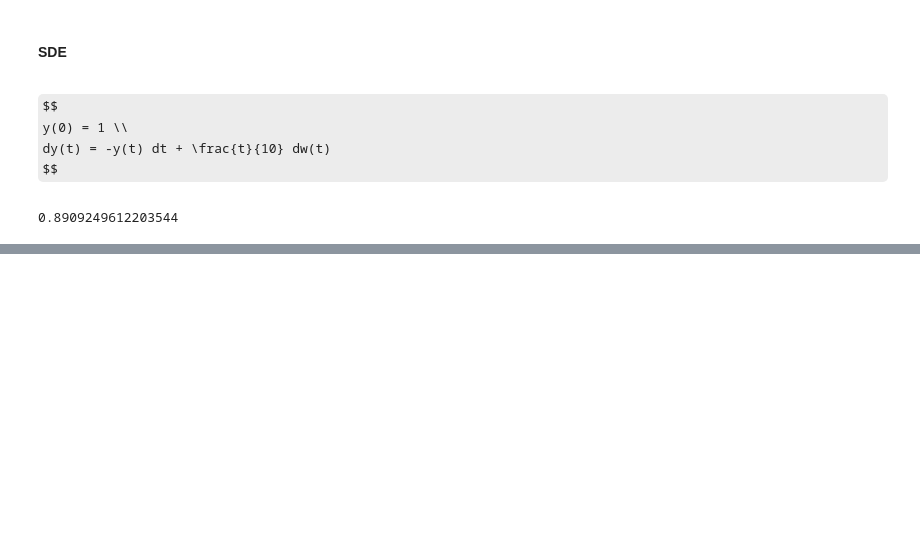
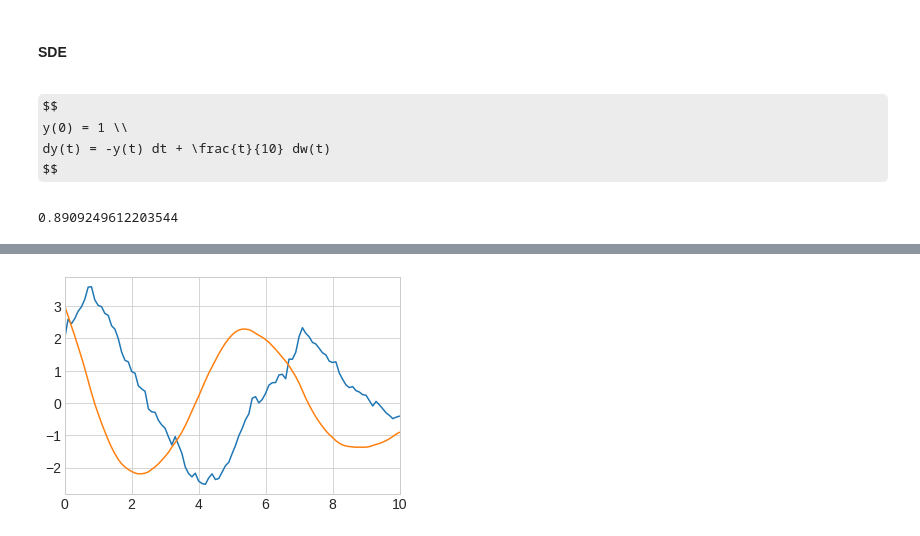
Before and after one commit to Ziaeemehr/workshop_jax, a Jupyter notebook: intro/solve_ode.ipynb, the cells around one changed output, grey strips where cells are left out. Saved outputs shown, nothing was run; the diff lists cells and outputs as text; code cells hidden in the pictures; some formulas as TeX source; blank space fills up the shorter version.

```diff
--- a/intro/solve_ode.ipynb
+++ b/intro/solve_ode.ipynb
@@ -190,12 +190,15 @@ dy(t) = -y(t) dt + \frac{t}{10} dw(t)
 $$
 # %%
 import jax.random as jrandom
-from diffrax import diffeqsolve, ControlTerm, Euler, MultiTerm, ODETerm, SaveAt, VirtualBrownianTree
+from diffrax import (diffeqsolve, ControlTerm, Euler, Heun, Dopri5,
+                     MultiTerm, ODETerm, SaveAt, VirtualBrownianTree)
 
 t0, t1 = 1, 3
-drift = lambda t, y, args: -y
-diffusion = lambda t, y, args: 0.1 * t
-brownian_motion = VirtualBrownianTree(t0, t1, tol=1e-3, shape=(), key=jrandom.PRNGKey(0))
+def drift(t, y, args): return -y
+def diffusion(t, y, args): return 0.1 * t
+
+brownian_motion = VirtualBrownianTree(
+    t0, t1, tol=1e-3, shape=(), key=jrandom.PRNGKey(0))
 terms = MultiTerm(ODETerm(drift), ControlTerm(diffusion, brownian_motion))
 solver = Euler()
 saveat = SaveAt(dense=True)
@@ -206,0 +238,32 @@ print(sol.evaluate(1.1))  # DeviceArray(0.89436394)
+# %%
+# Stochastic damp harmonic oscillator with diffrax
+import jax.random as jrandom
+import matplotlib.pyplot as plt
+from diffrax import (diffeqsolve, ControlTerm, Euler, Dopri5, Heun, EulerHeun,
+                     MultiTerm, ODETerm, SaveAt, VirtualBrownianTree)
+from jax.config import config
+config.update("jax_enable_x64", True)
+
+@jit
+def drift(t, y, args):
+    return jnp.array([y[1], -y[0] - 0.25 * y[1]])
+
+@jit
+def diffusion(t, y, args):
+    return jnp.array([0.5, 0.0])
+
+t0, t1 = 0.0, 10.0
+brownian_motion = VirtualBrownianTree(
+t0, t1, tol=1e-3, shape=(), key=jrandom.PRNGKey(0))
+
+terms = MultiTerm(ODETerm(drift), ControlTerm(diffusion, brownian_motion))
+solver = Heun()
+y0 = jnp.array([2., 3.])
+saveat = SaveAt(ts=jnp.linspace(0, 10, 101))
+
+solution = diffeqsolve(terms, solver, t0=0, t1=10, dt0=0.01, y0=y0, saveat=saveat)
+
+plt.plot(solution.ts, solution.ys)
+plt.show()
+# %% [output]
+[figure, added]
```
Also changed, not shown: parts of 4 cells of this notebook, 1 other file.
